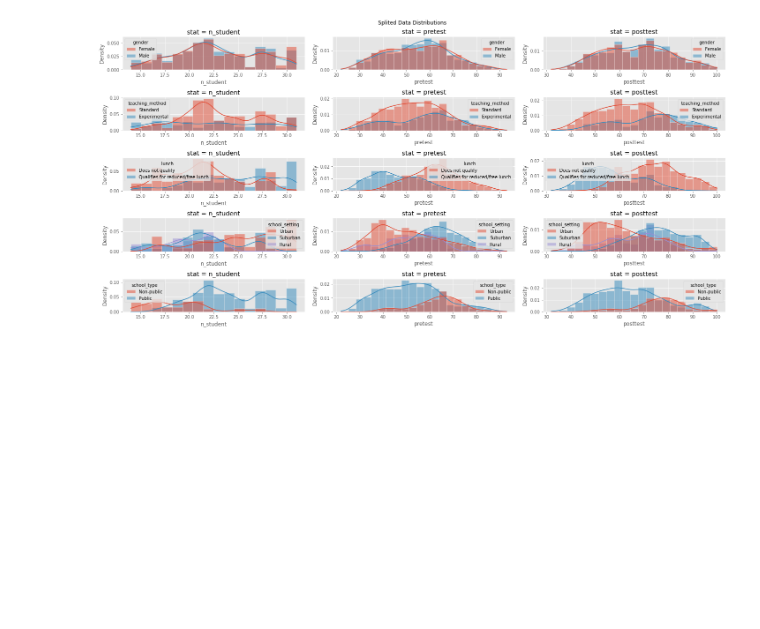
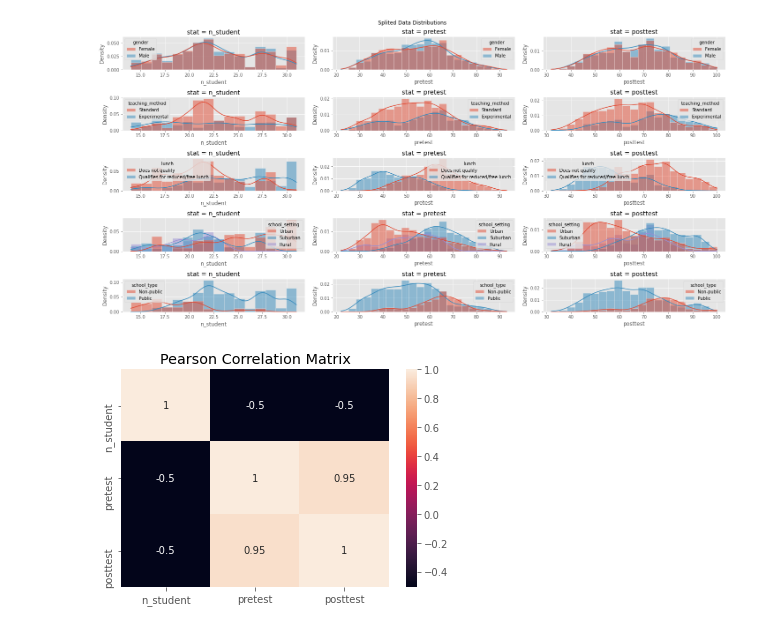
Before and after one commit to Matt88Ac/ModernStatistics_Final, a Jupyter notebook: Test_Scores.ipynb, the cells around one changed output. Saved outputs shown, nothing was run; the diff lists cells and outputs as text; code cells hidden in the pictures; blank space fills up the shorter version.

```diff
--- a/Test_Scores.ipynb
+++ b/Test_Scores.ipynb
@@ -109,3 +109,9 @@ plt.tight_layout()
 plt.show()
 # %% [output]
 [figure]
+# %%
+sns.heatmap(df[['n_student', 'pretest', 'posttest']].corr(), annot=True)
+plt.title('Pearson Correlation Matrix')
+plt.show()
+# %% [output]
+[figure, added]
```
Also changed, not shown: parts of 2 cells of this notebook.
